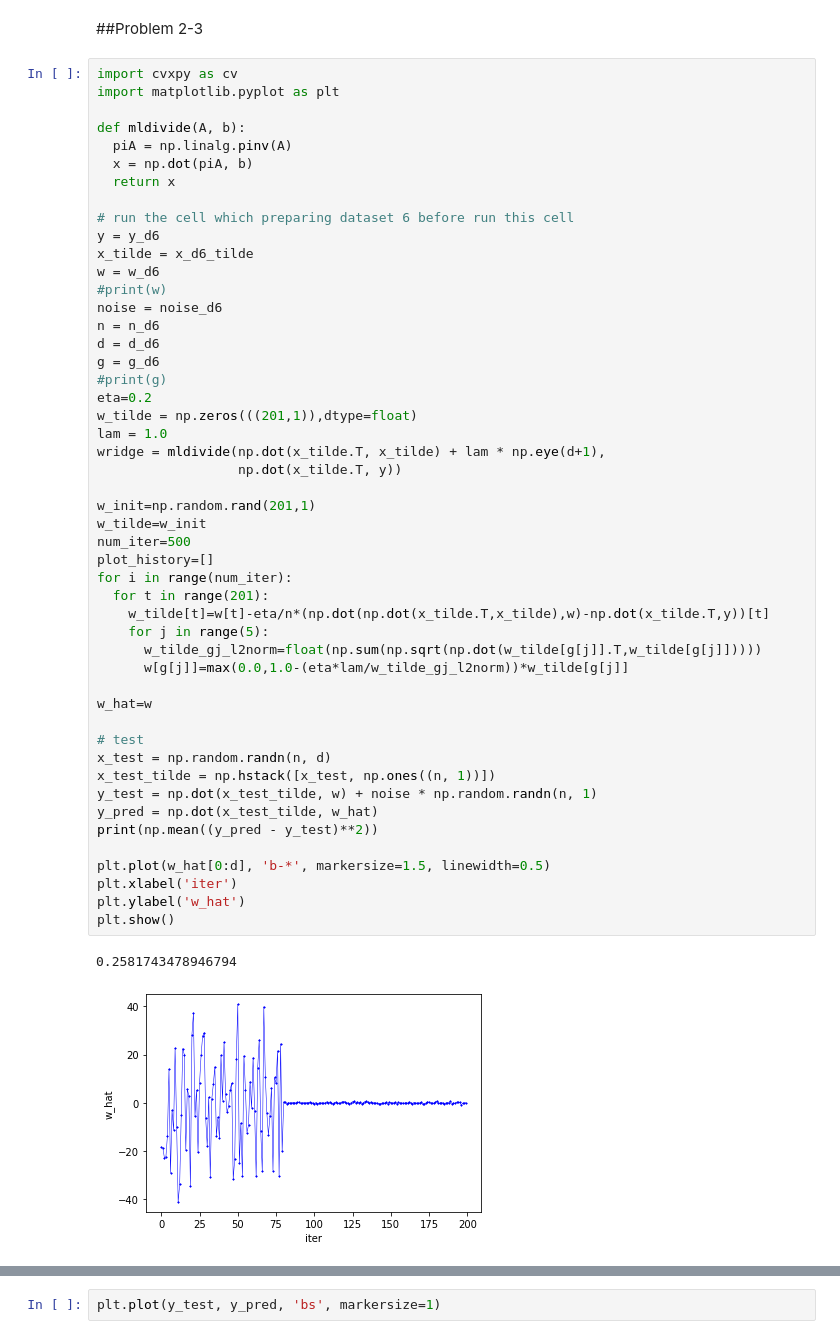
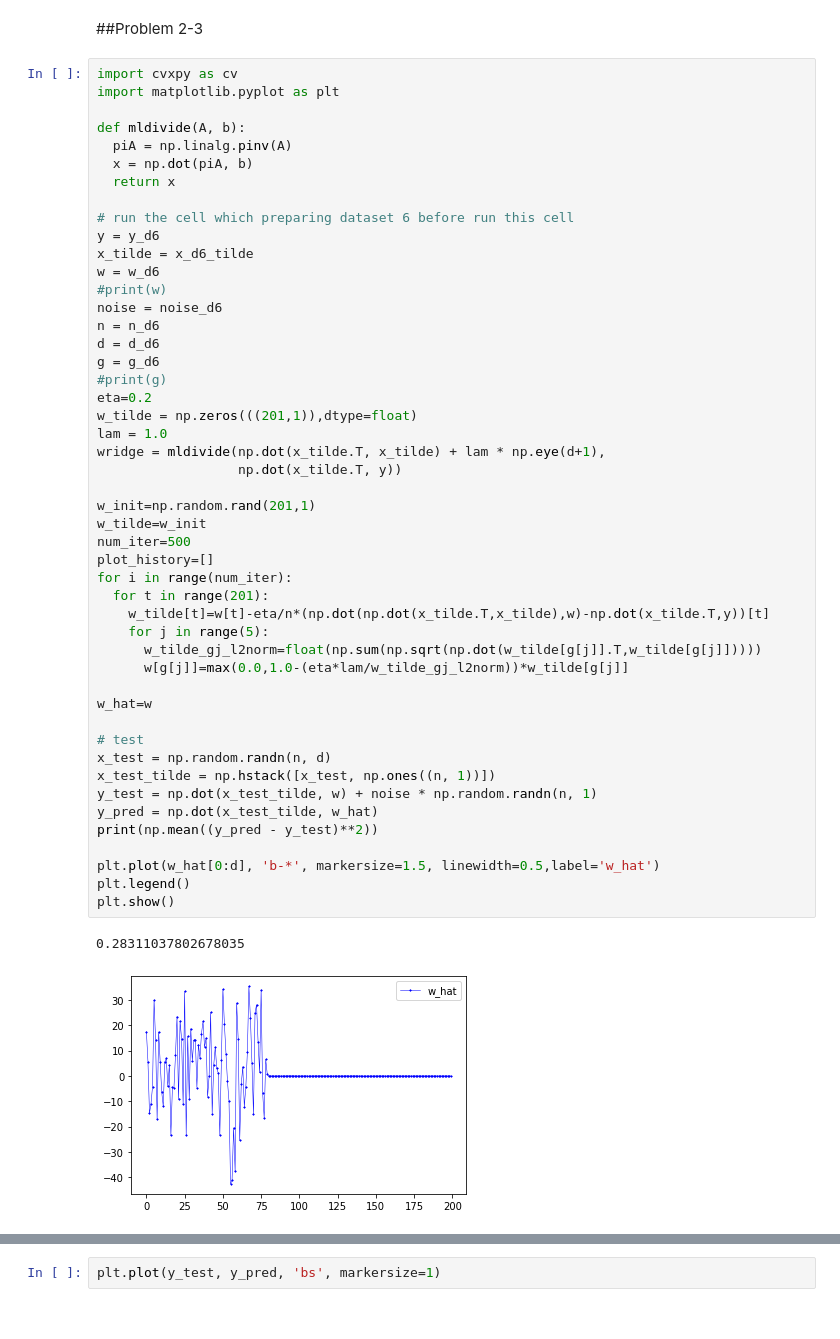
Before and after one commit to itakumi/B4-, a Jupyter notebook: shimosaka_final_17B01590.ipynb, the cells around one changed output, grey strips where cells are left out. Drawn from its saved outputs; the diff is of its cells as text.

```diff
--- a/shimosaka_final_17B01590.ipynb
+++ b/shimosaka_final_17B01590.ipynb
@@ -421,36 +419,35 @@ d = d_d6
 g = g_d6
 #print(g)
 eta=0.2
 w_tilde = np.zeros(((201,1)),dtype=float)
 lam = 1.0
 wridge = mldivide(np.dot(x_tilde.T, x_tilde) + lam * np.eye(d+1),
                   np.dot(x_tilde.T, y))
 
 w_init=np.random.rand(201,1)
 w_tilde=w_init
 num_iter=500
 plot_history=[]
 for i in range(num_iter):
   for t in range(201):
     w_tilde[t]=w[t]-eta/n*(np.dot(np.dot(x_tilde.T,x_tilde),w)-np.dot(x_tilde.T,y))[t]
     for j in range(5):
       w_tilde_gj_l2norm=float(np.sum(np.sqrt(np.dot(w_tilde[g[j]].T,w_tilde[g[j]]))))
       w[g[j]]=max(0.0,1.0-(eta*lam/w_tilde_gj_l2norm))*w_tilde[g[j]]
 
 w_hat=w
 
 # test
 x_test = np.random.randn(n, d)
 x_test_tilde = np.hstack([x_test, np.ones((n, 1))])
 y_test = np.dot(x_test_tilde, w) + noise * np.random.randn(n, 1)
 y_pred = np.dot(x_test_tilde, w_hat)
 print(np.mean((y_pred - y_test)**2))
 
-plt.plot(w_hat[0:d], 'b-*', markersize=1.5, linewidth=0.5)
-plt.xlabel('iter')
-plt.ylabel('w_hat')
+plt.plot(w_hat[0:d], 'b-*', markersize=1.5, linewidth=0.5,label='w_hat')
+plt.legend()
 plt.show()
 # %% [output]
-0.2581743478946794
+0.28311037802678035
-[figure, old version]
+[figure, new version]
 # %%
```
Also changed, not shown: parts of 8 cells of this notebook.
